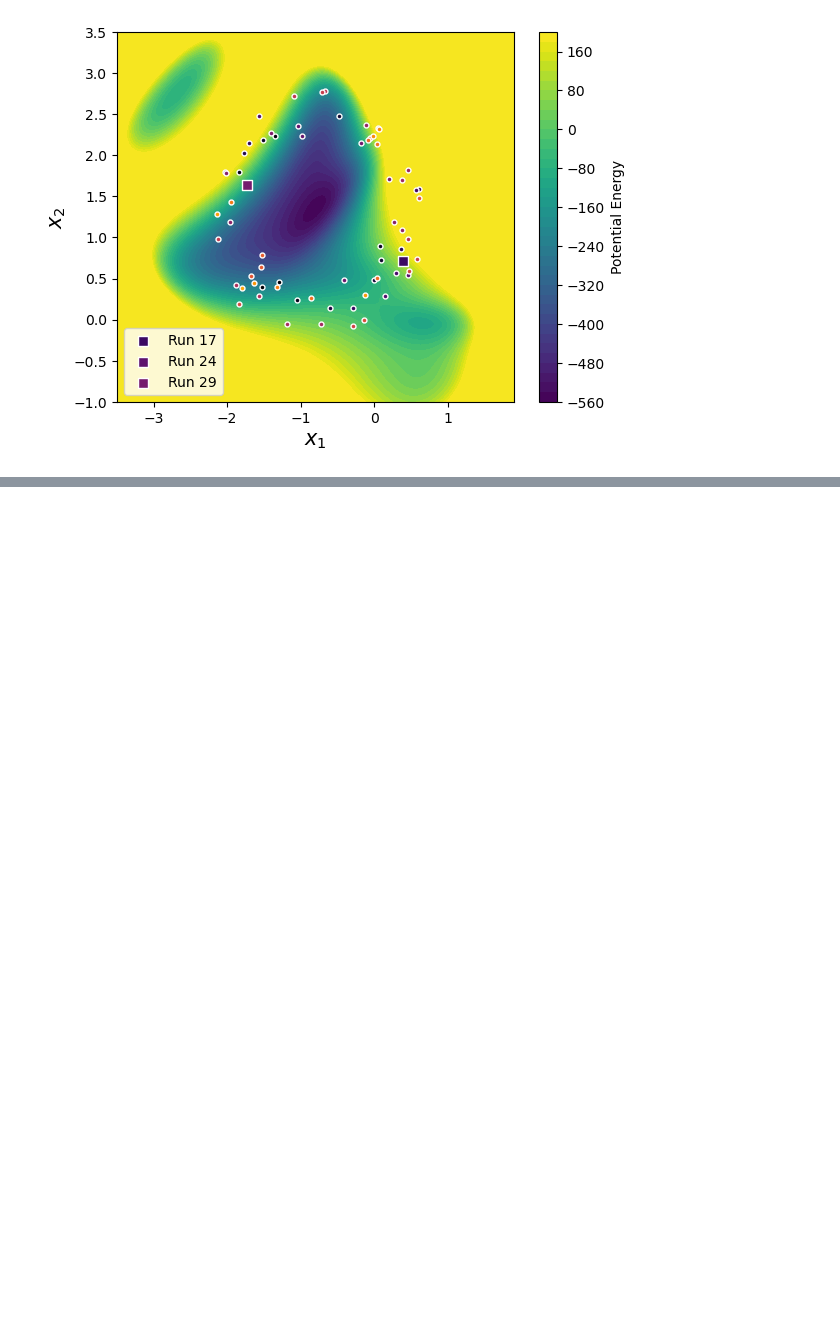
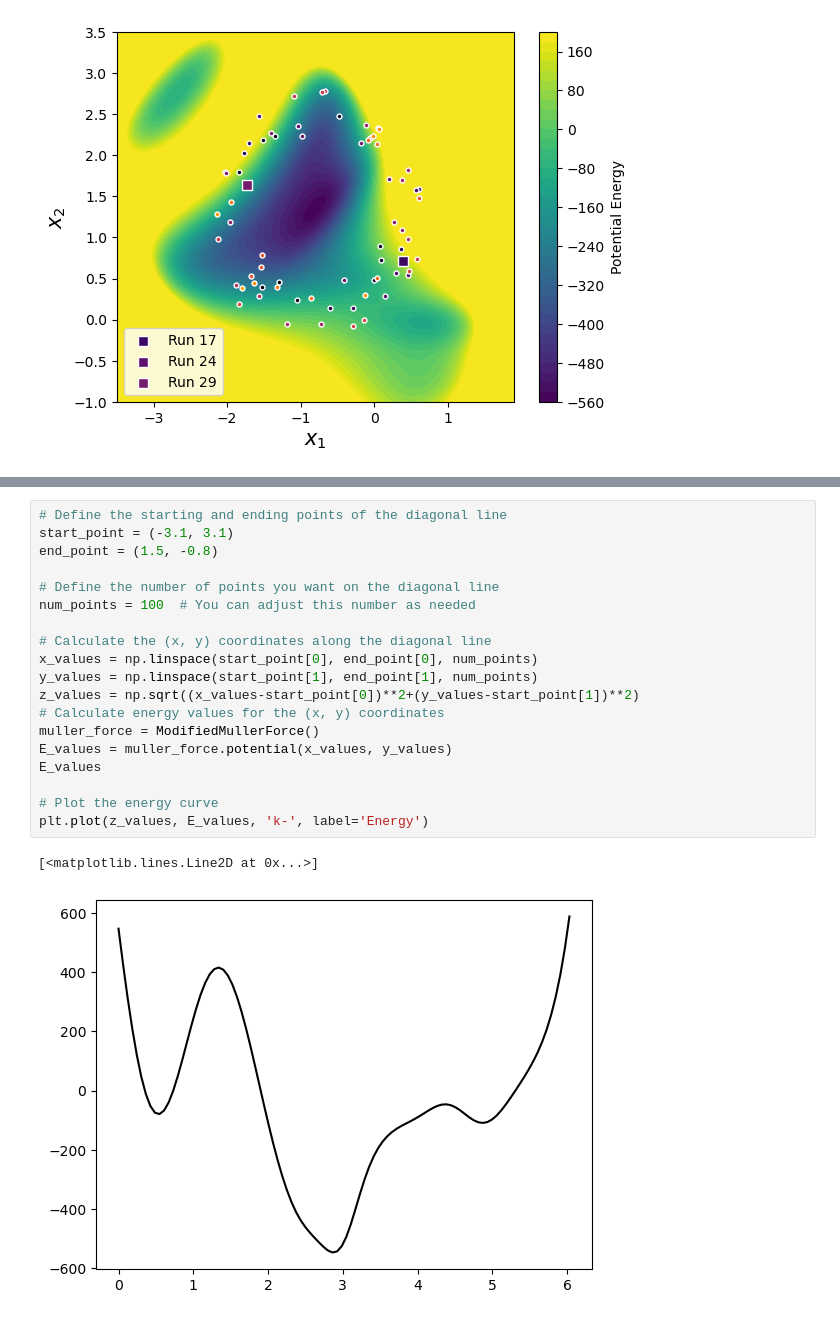
Before and after one commit to hoon-ock/landscape-search, a Jupyter notebook: toy_revisit.ipynb, the cells around one changed output, grey strips where cells are left out. Saved outputs shown, nothing was run; the diff lists cells and outputs as text; blank space fills up the shorter version.

```diff
--- a/toy_revisit.ipynb
+++ b/toy_revisit.ipynb
@@ -526,0 +433,22 @@ plt.show()
+# %%
+# Define the starting and ending points of the diagonal line
+start_point = (-3.1, 3.1)
+end_point = (1.5, -0.8)
+
+# Define the number of points you want on the diagonal line
+num_points = 100  # You can adjust this number as needed
+
+# Calculate the (x, y) coordinates along the diagonal line
+x_values = np.linspace(start_point[0], end_point[0], num_points)
+y_values = np.linspace(start_point[1], end_point[1], num_points)
+z_values = np.sqrt((x_values-start_point[0])**2+(y_values-start_point[1])**2)
+# Calculate energy values for the (x, y) coordinates
+muller_force = ModifiedMullerForce()
+E_values = muller_force.potential(x_values, y_values)
+E_values
+
+# Plot the energy curve
+plt.plot(z_values, E_values, 'k-', label='Energy')
+# %% [output]
+[<matplotlib.lines.Line2D at 0x...>]
+[figure, added]
```
Also changed, not shown: parts of 23 cells of this notebook, 1 other file.
